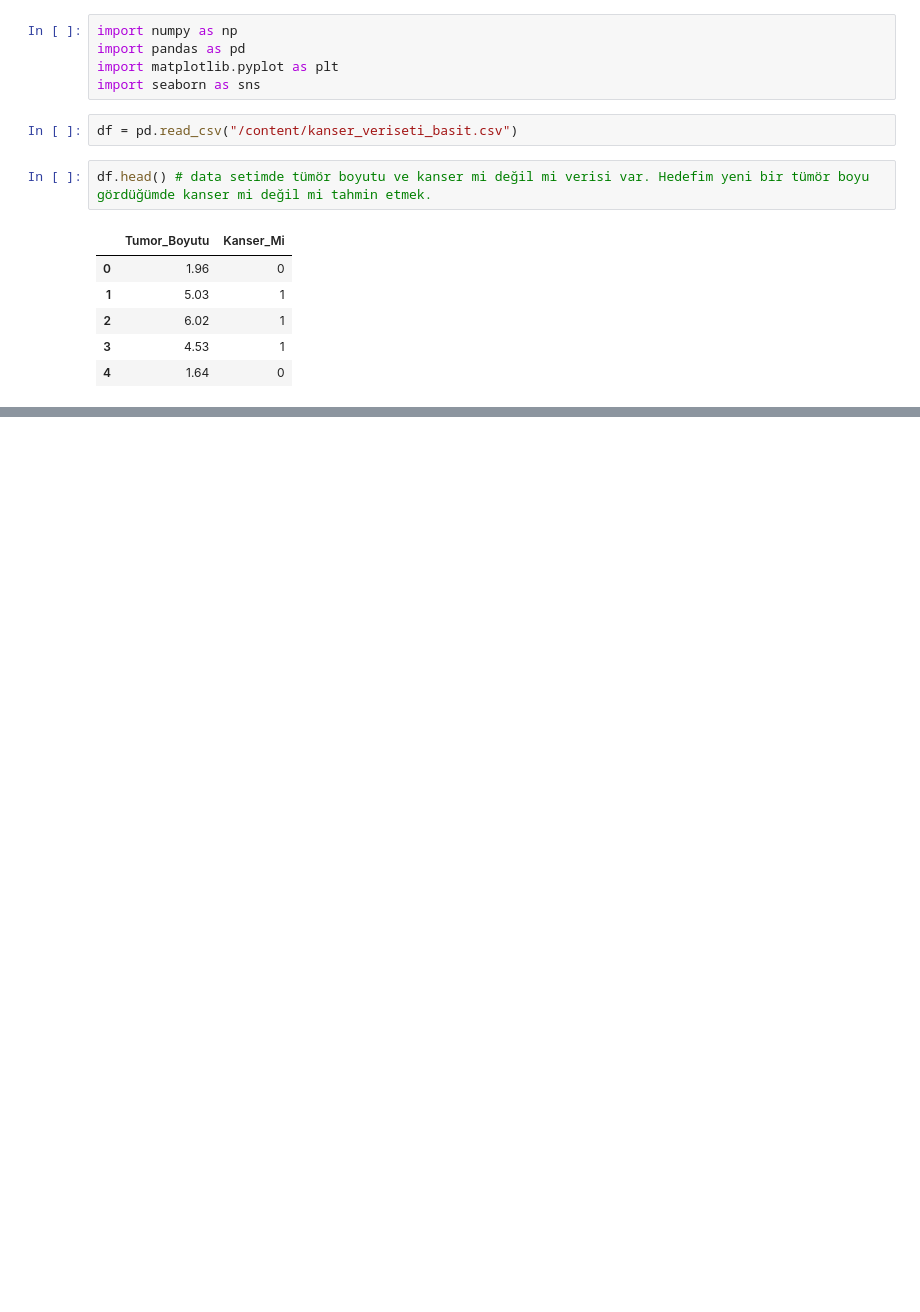
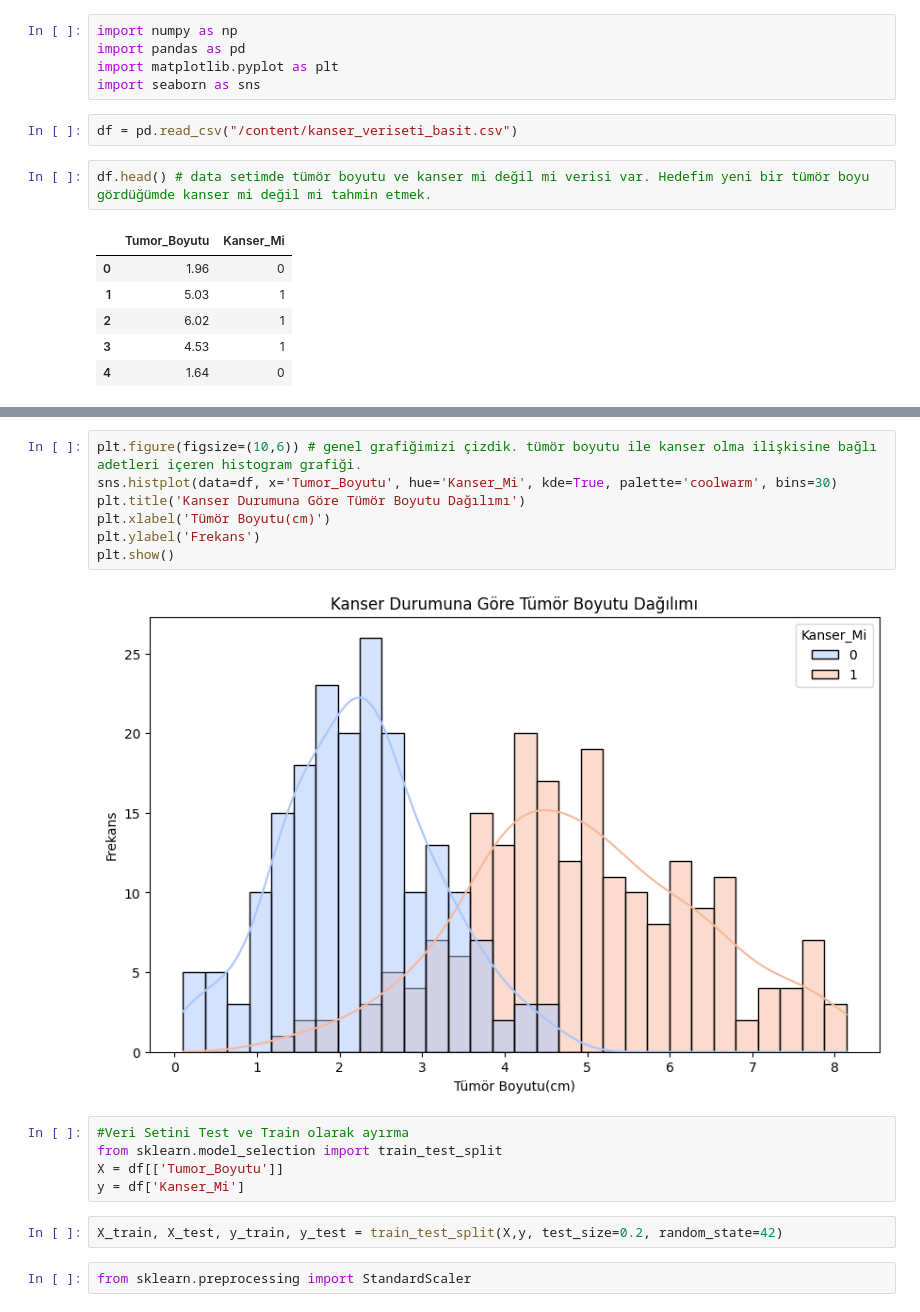
Before and after one commit to europecodingschool/ECS---VB---YZ---08.26, a Jupyter notebook: VB_YZ_Ders_11_.ipynb, the cells around one changed output, grey strips where cells are left out. Cells and saved outputs as stored; diff of their text form; blank space fills up the shorter version.

```diff
--- a/VB_YZ_Ders_11_.ipynb
+++ b/VB_YZ_Ders_11_.ipynb
@@ -33,0 +58,18 @@ df.head() # data setimde tümör boyutu ve kanser mi değil mi verisi var. Hedef
+# %%
+plt.figure(figsize=(10,6)) # genel grafiğimizi çizdik. tümör boyutu ile kanser olma ilişkisine bağlı adetleri içeren histogram grafiği.
+sns.histplot(data=df, x='Tumor_Boyutu', hue='Kanser_Mi', kde=True, palette='coolwarm', bins=30)
+plt.title('Kanser Durumuna Göre Tümör Boyutu Dağılımı')
+plt.xlabel('Tümör Boyutu(cm)')
+plt.ylabel('Frekans')
+plt.show()
+# %% [output]
+[figure, added]
+# %%
+#Veri Setini Test ve Train olarak ayırma
+from sklearn.model_selection import train_test_split
+X = df[['Tumor_Boyutu']]
+y = df['Kanser_Mi']
+# %%
+X_train, X_test, y_train, y_test = train_test_split(X,y, test_size=0.2, random_state=42)
+# %%
+from sklearn.preprocessing import StandardScaler
```
Also changed, not shown: parts of 13 cells of this notebook.
